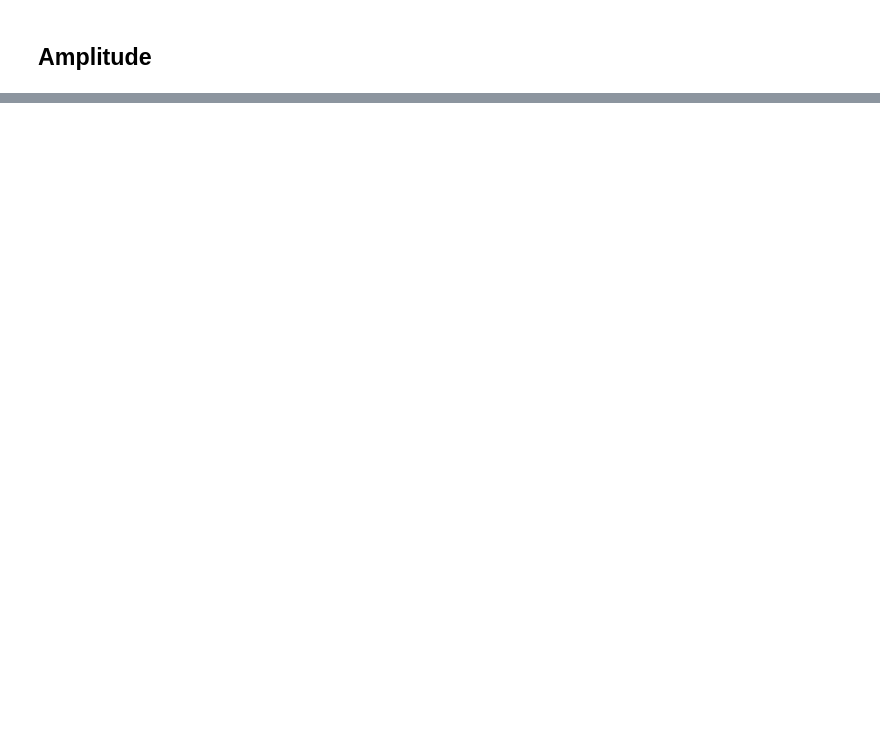
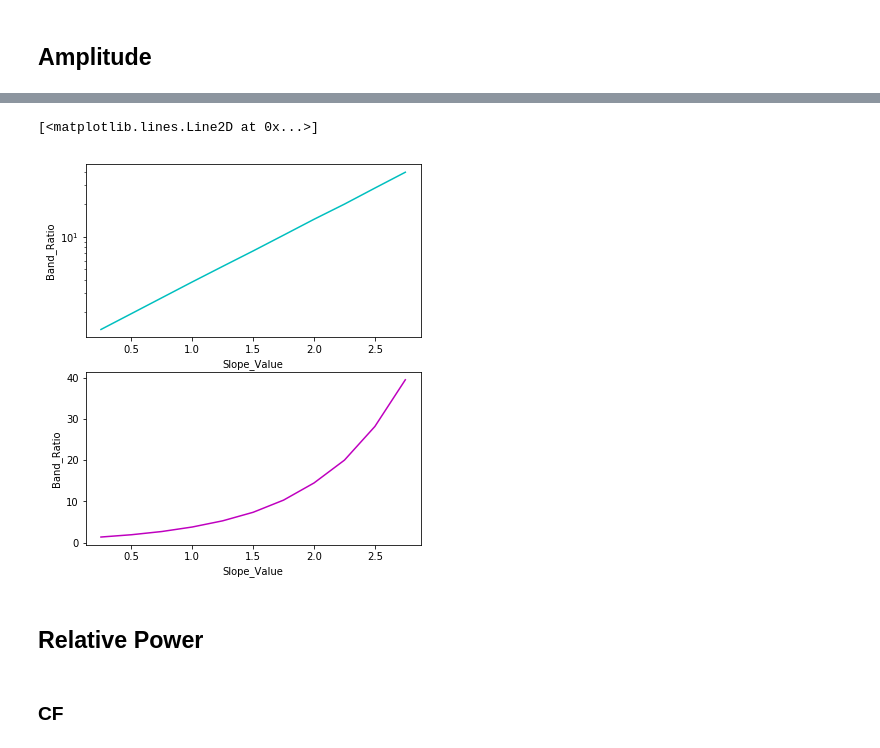
Before and after one commit to voytekresearch/BandRatios, a Jupyter notebook: 3-Simulation-Analysis.ipynb, the cells around one changed output, grey strips where cells are left out. Saved outputs shown, nothing was run; the diff lists cells and outputs as text; code cells hidden in the pictures; blank space fills up the shorter version.

```diff
--- a/3-Simulation-Analysis.ipynb
+++ b/3-Simulation-Analysis.ipynb
@@ -177,0 +161,37 @@ plt.plot(df_bw_high.High_BandWidth, df_bw_high.Band_Ratio)
+# %%
+slope = np.load("./dat/slope_data.npy")
+# %%
+slope_syns = []
+
+for val in slope[2]:
+    slope_syns.append(val.background_params[1])
+# %%
+slope_ratios = []
+
+for sl in slope[1]:
+    slope_ratios.append(calc_band_ratio(slope[0], sl, THETA_BAND, BETA_BAND))
+# %%
+slope_cols = np.array([slope_ratios, slope_syns]).T.tolist()
+
+df_slope = pd.DataFrame(slope_cols, columns=["Band_Ratio", "Slope"])
+# %%
+fig, ax = plt.subplots(2, 1, figsize=[6, 7])
+
+ax[0].set_xlabel("Slope_Value")
+ax[1].set_xlabel("Slope_Value")
+ax[0].set_ylabel("Band_Ratio")
+ax[1].set_ylabel("Band_Ratio")
+
+# LOG SCALING
+ax[0].set_yscale('log')
+#ax[0].set_xscale('log')
+
+ax[0].plot(df_slope.Slope, df_slope.Band_Ratio,color='c')
+ax[1].plot(df_slope.Slope, df_slope.Band_Ratio,color='m')
+# %% [output]
+[<matplotlib.lines.Line2D at 0x...>]
+[figure, added]
+# %% [markdown]
+## Relative Power
+# %% [markdown]
+### CF
```
Also changed, not shown: parts of 33 cells of this notebook, 10 other files.
